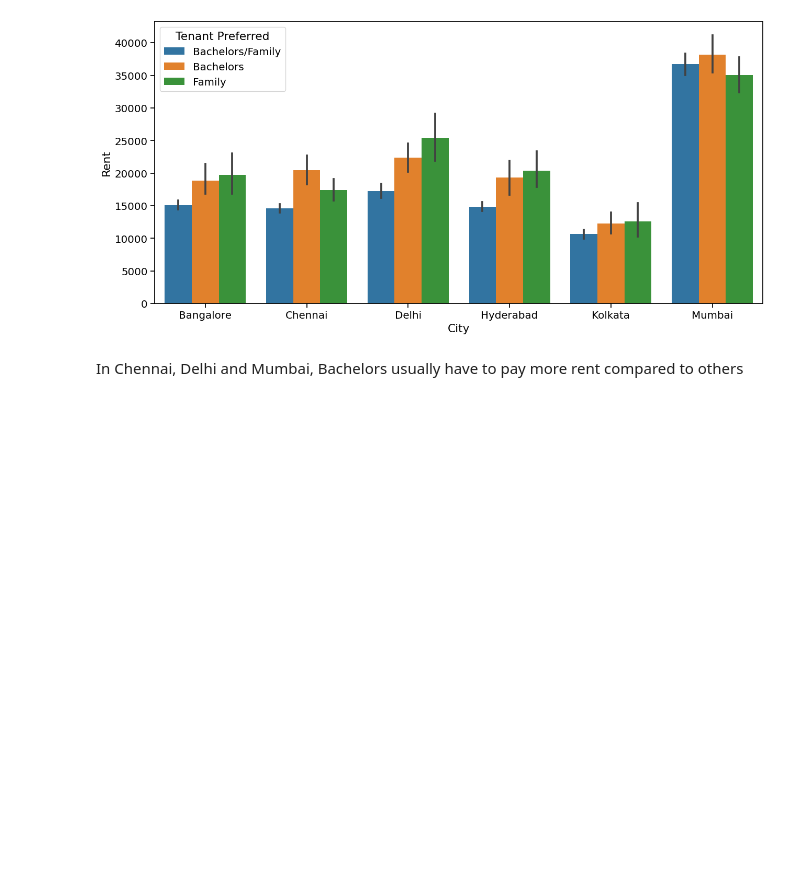
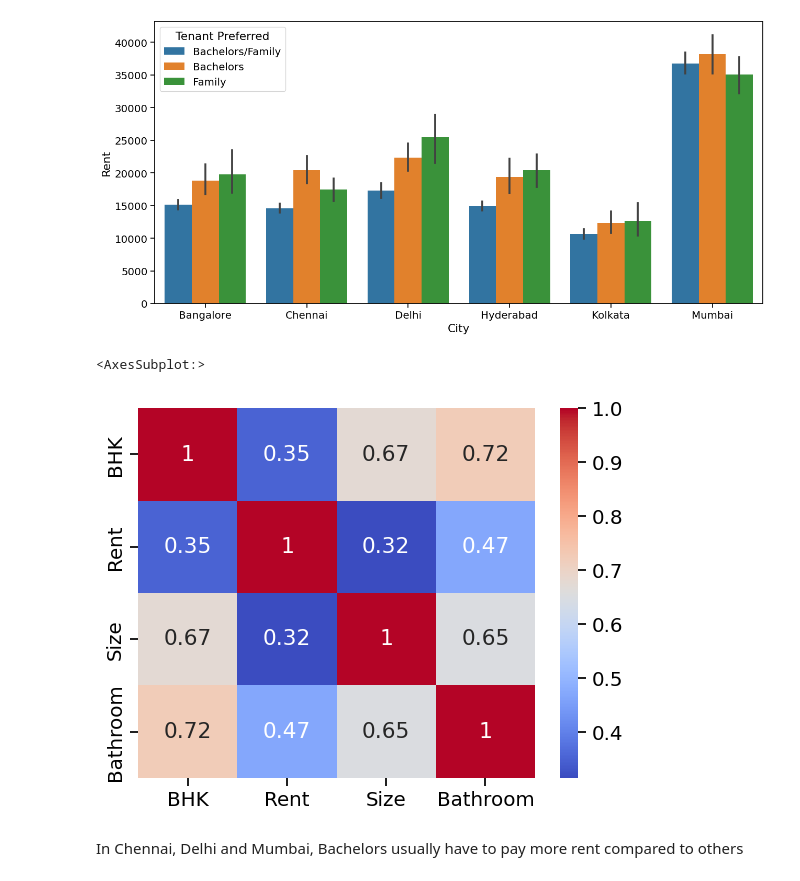
Before and after one commit to SauceX22/ISE291_project, a Jupyter notebook: proj.ipynb, the cells around one changed output. Drawn from its saved outputs; the diff is of its cells as text; code cells hidden in the pictures; blank space fills up the shorter version.

```diff
--- a/proj.ipynb
+++ b/proj.ipynb
@@ -425,6 +420,11 @@ plt.ylabel('Rent')
 # %% [output]
 Text(0, 0.5, 'Rent')
 [figure]
+# %%
+sns.heatmap(df.corr(), cmap='coolwarm', annot=True)
+# %% [output]
+<AxesSubplot:>
+[figure, added]
 # %% [markdown]
 In Chennai, Delhi and Mumbai, Bachelors usually have to pay more rent compared to others
 # %% [markdown]
```
Also changed, not shown: parts of 2 cells of this notebook, 1 other file.
